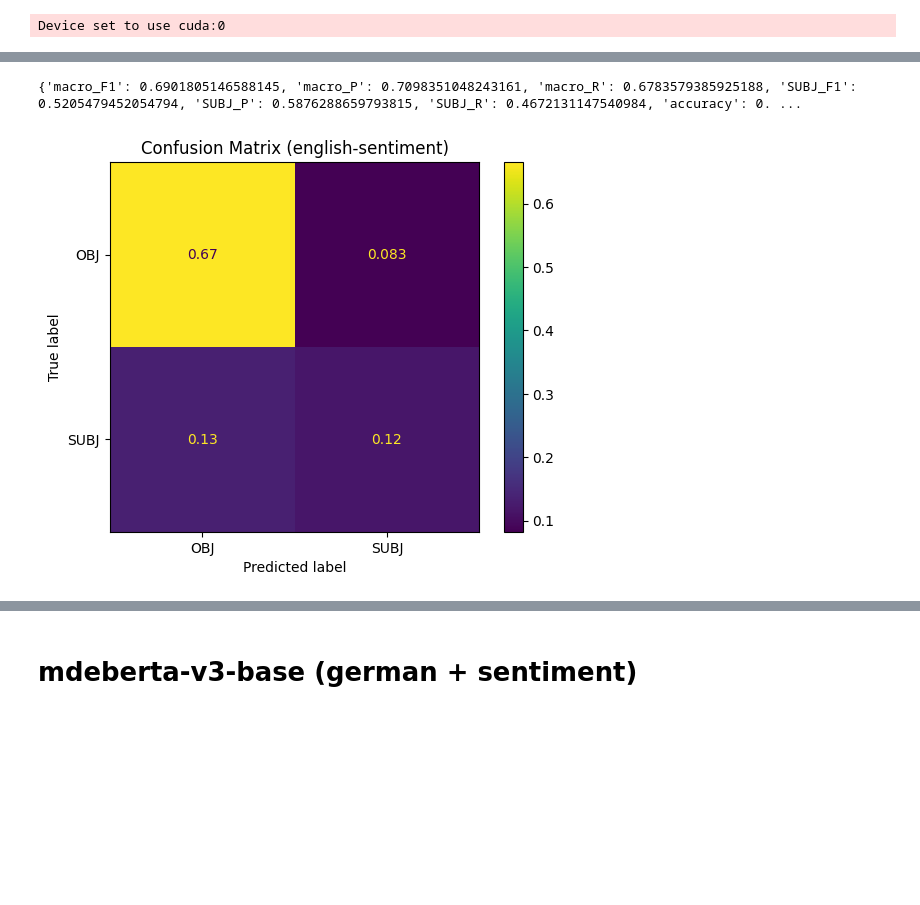
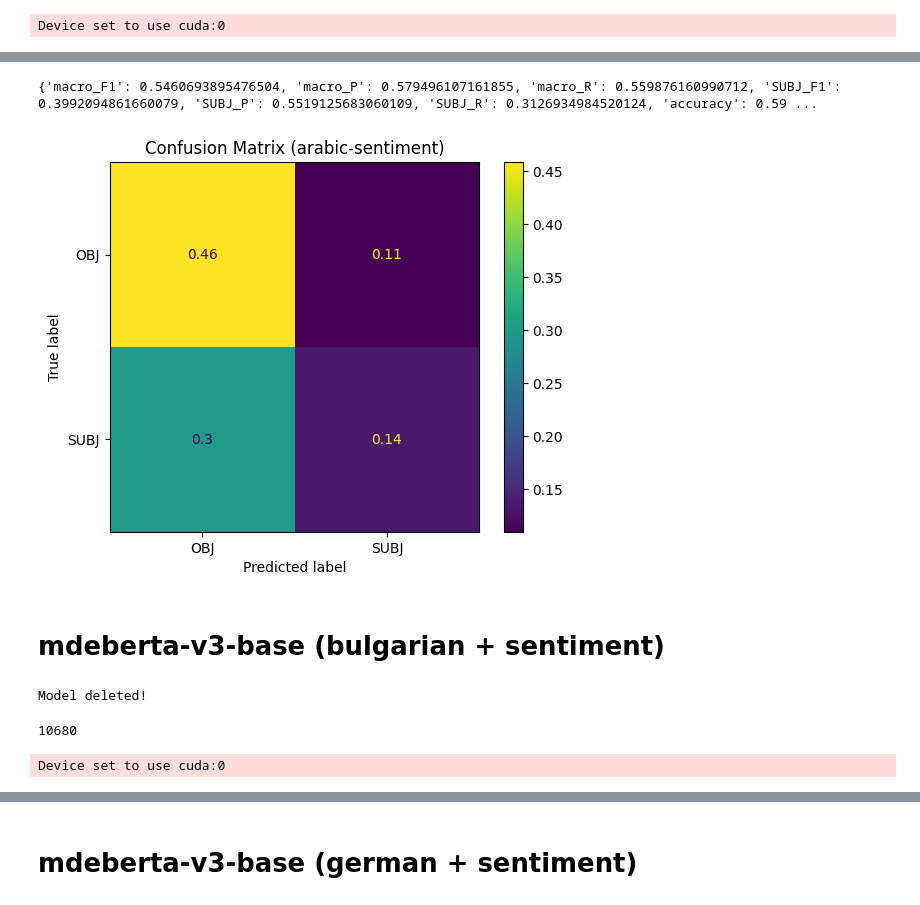
Before and after one commit to MatteoFasulo/clef2025-checkthat, a Jupyter notebook: notebook.ipynb, the cells around one changed output, grey strips where cells are left out. Drawn from its saved outputs; the diff is of its cells as text; code cells hidden in the pictures; blank space fills up the shorter version.

Commit message:
Update with sentiment on all languages

```diff
--- a/notebook.ipynb
+++ b/notebook.ipynb
@@ -1031,7 +1027,7 @@ stats = {
     }
 
 print(stats)
-results['english-modern-bert'] = stats
+results['english-modern-bert-thr'] = stats
 
 cm = confusion_matrix(labels, predictions, normalize='all')
 ConfusionMatrixDisplay(cm, display_labels=['OBJ', 'SUBJ']).plot()
@@ -1160,7 +1156,7 @@ stats = {
     }
 
 print(stats)
-results[f"llama3.2-1B-{language}"] = stats
+results[f"llama3.2-1B-{language}-thr"] = stats
 
 cm = confusion_matrix(labels, predictions, normalize='all')
 ConfusionMatrixDisplay(cm, display_labels=['OBJ', 'SUBJ']).plot()
@@ -1343,17 +1319,12 @@ class CustomModel(nn.Module):
         self.config = DebertaV2Config
         hidden_size = self.model.config.hidden_size
 
-        self.sentiment_ffn = nn.Sequential(
-            nn.Linear(sentiment_dim, 128), # 3 -> 128
-            nn.LeakyReLU(),
-            nn.Linear(128, 512), # 3 -> 512
-            nn.LeakyReLU(),
-            nn.Linear(512, hidden_size), # 512 -> 768
-            nn.Tanh(),
-            nn.Dropout(0.2),
+        self.classifier = nn.Sequential(
+            nn.Linear(hidden_size + sentiment_dim, 256),
+            nn.ReLU(),
+            nn.Dropout(0.1),
+            nn.Linear(256, num_labels)
         )
-
-        self.classifier = nn.Linear(hidden_size * 2, num_labels) # secco, semplice senza altre robe
 
     def forward(self, input_ids, positive, neutral, negative, attention_mask=None, labels=None):
         outputs = self.model(input_ids=input_ids, attention_mask=attention_mask)
@@ -1363,22 +1334,19 @@ class CustomModel(nn.Module):
         # Sentiment features as a single tensor
         sentiment_features = torch.stack((positive, neutral, negative), dim=1)  # Shape: (batch_size, 3)
 
-        # Process the sentiment features
-        sentiment_output = self.sentiment_ffn(sentiment_features)
-
         # Combine CLS embedding with sentiment features
-        combined_features = torch.cat((cls_embedding, sentiment_output), dim=1)
+        combined_features = torch.cat((cls_embedding, sentiment_features), dim=1)
 
         # Classification head
         logits = self.classifier(combined_features)
 
         return {'logits': logits}
 # %%
-language = 'english'
+language = 'arabic'
 
 epochs = 6
 batch_size = 16
-lr = 1e-4
+lr = 1e-5
 weight_decay = 0.0
 # %%
 model_card = "microsoft/mdeberta-v3-base"
@@ -1455,33 +1423,47 @@ TrainOutput(global_step=312, training_loss=0.37740078950539613, metrics={'train_
 # %%
 best_thr = trainer.compute_best_threshold(dataset=dev_data)
 pred_info = trainer.predict(dataset=test_data, threshold=best_thr)
 
 predictions, labels = pred_info.predictions, pred_info.label_ids
 
 acc = accuracy_score(labels, predictions)
 m_prec, m_rec, m_f1, m_s = precision_recall_fscore_support(labels, predictions, average="macro",
                                                             zero_division=0)
 p_prec, p_rec, p_f1, p_s = precision_recall_fscore_support(labels, predictions, labels=[1],
                                                             zero_division=0)
 stats = {
         'macro_F1': m_f1,
         'macro_P': m_prec,
         'macro_R': m_rec,
         'SUBJ_F1': p_f1[0],
         'SUBJ_P': p_prec[0],
         'SUBJ_R': p_rec[0],
         'accuracy': acc
     }
 
 print(stats)
-results[f"{language}-sentiment"] = stats
+results[f"{language}-sentiment-thr"] = stats
 
 cm = confusion_matrix(labels, predictions, normalize='all')
 ConfusionMatrixDisplay(cm, display_labels=['OBJ', 'SUBJ']).plot()
 plt.title(f"Confusion Matrix ({language}-sentiment)")
 plt.show()
 # %% [output]
 [interactive output not drawn]
 [interactive output not drawn]
-{'macro_F1': 0.6901805146588145, 'macro_P': 0.7098351048243161, 'macro_R': 0.6783579385925188, 'SUBJ_F1': 0.5205479452054794, 'SUBJ_P': 0.5876288659793815, 'SUBJ_R': 0.4672131147540984, 'accuracy': 0. ...
+{'macro_F1': 0.5460693895476504, 'macro_P': 0.579496107161855, 'macro_R': 0.559876160990712, 'SUBJ_F1': 0.3992094861660079, 'SUBJ_P': 0.5519125683060109, 'SUBJ_R': 0.3126934984520124, 'accuracy': 0.59 ...
-[figure, old version]
+[figure, new version]
+# %% [markdown]
+# mdeberta-v3-base (bulgarian + sentiment)
+# %%
+with torch.no_grad():
+    torch.cuda.empty_cache()
+
+if 'model' in locals() or 'model' in globals():
+    del model
+    print("Model deleted!")
+
+gc.collect()
+# %% [output]
+Model deleted!
+10680
@@ -1487,0 +1515,12 @@ plt.show()
+# %%
+pipe = pipeline("sentiment-analysis", model="cardiffnlp/twitter-xlm-roberta-base-sentiment", tokenizer="cardiffnlp/twitter-xlm-roberta-base-sentiment", top_k=None)
+
+def extract_sentiment(text):
+    sentiments = pipe(text)[0]
+    return {k:v for k,v in [(list(sentiment.values())[0], list(sentiment.values())[1]) for sentiment in sentiments]}
+
+detector.all_data[language]['train'][['positive', 'neutral', 'negative']] = detector.all_data[language]['train'].progress_apply(lambda x: extract_sentiment(x['sentence']), axis=1, result_type='expand')
+detector.all_data[language]['dev'][['positive', 'neutral', 'negative']] = detector.all_data[language]['dev'].progress_apply(lambda x: extract_sentiment(x['sentence']), axis=1, result_type='expand')
+detector.all_data[language]['test'][['positive', 'neutral', 'negative']] = detector.all_data[language]['test'].progress_apply(lambda x: extract_sentiment(x['sentence']), axis=1, result_type='expand')
+# %% [output]
+Device set to use cuda:0
```
Also changed, not shown: parts of 50 cells of this notebook.
